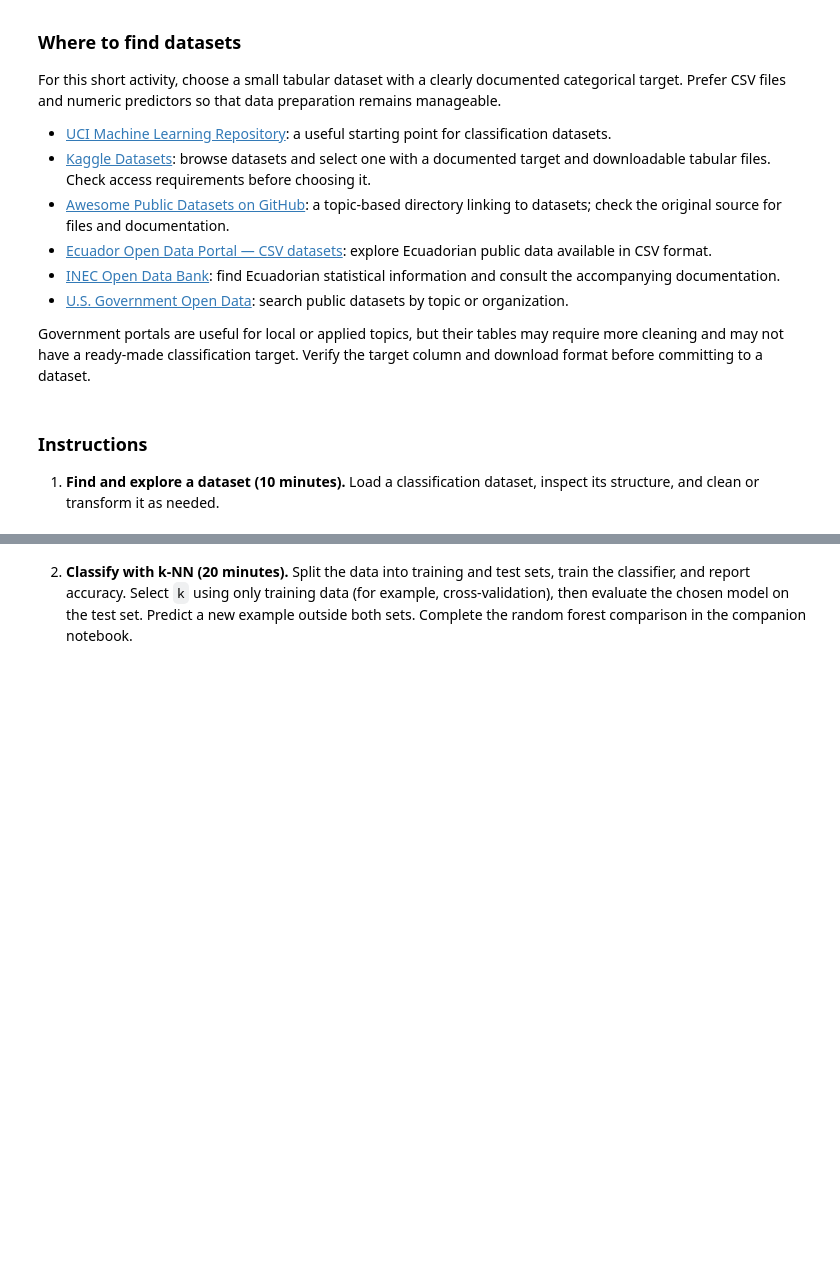
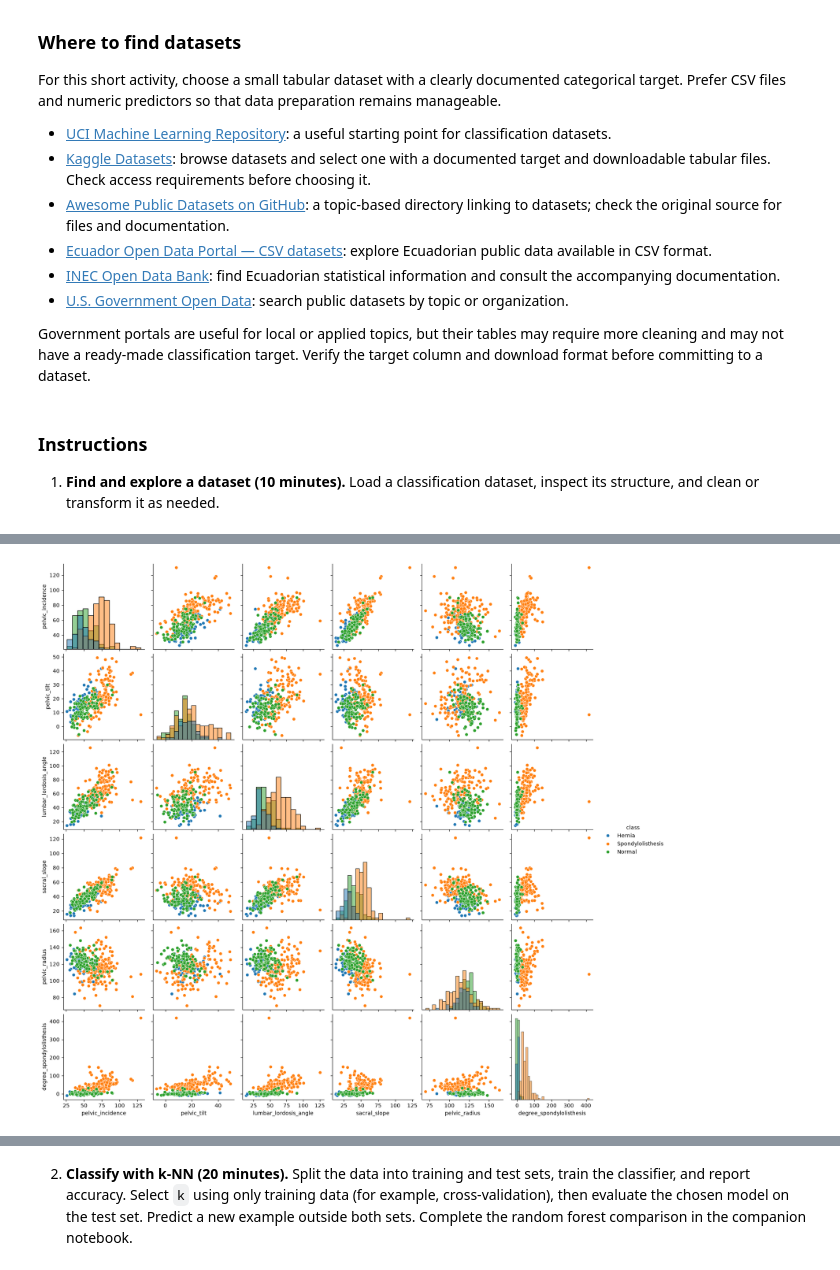
Before and after one commit to dfreyes/M3V2, a Jupyter notebook: 1ACT/M3ACT5/Iris Classification with k-Nearest Neighbors.ipynb, the cells around one changed output, grey strips where cells are left out. Drawn from its saved outputs; the diff is of its cells as text; code cells hidden in the pictures; blank space fills up the shorter version.

```diff
--- a/1ACT/M3ACT5/Iris Classification with k-Nearest Neighbors.ipynb
+++ b/1ACT/M3ACT5/Iris Classification with k-Nearest Neighbors.ipynb
@@ -151,3 +218,6 @@ Government portals are useful for local or applied topics, but their tables may
 1. **Find and explore a dataset (10 minutes).** Load a classification dataset, inspect its structure, and clean or transform it as needed.
 # %%
 # Import the dataset
+# Source: https://www.kaggle.com/code/kanncaa1/machine-learning-tutorial-for-beginners
+data1 = pd.read_csv("column_3C_weka.csv")
+data1.head()
@@ -153,0 +266,5 @@ Government portals are useful for local or applied topics, but their tables may
+# %%
+sns.pairplot(data1, hue="class",diag_kind="hist")
+plt.show()
+# %% [output]
+[figure, added]
```
Also changed, not shown: parts of 25 cells of this notebook.
